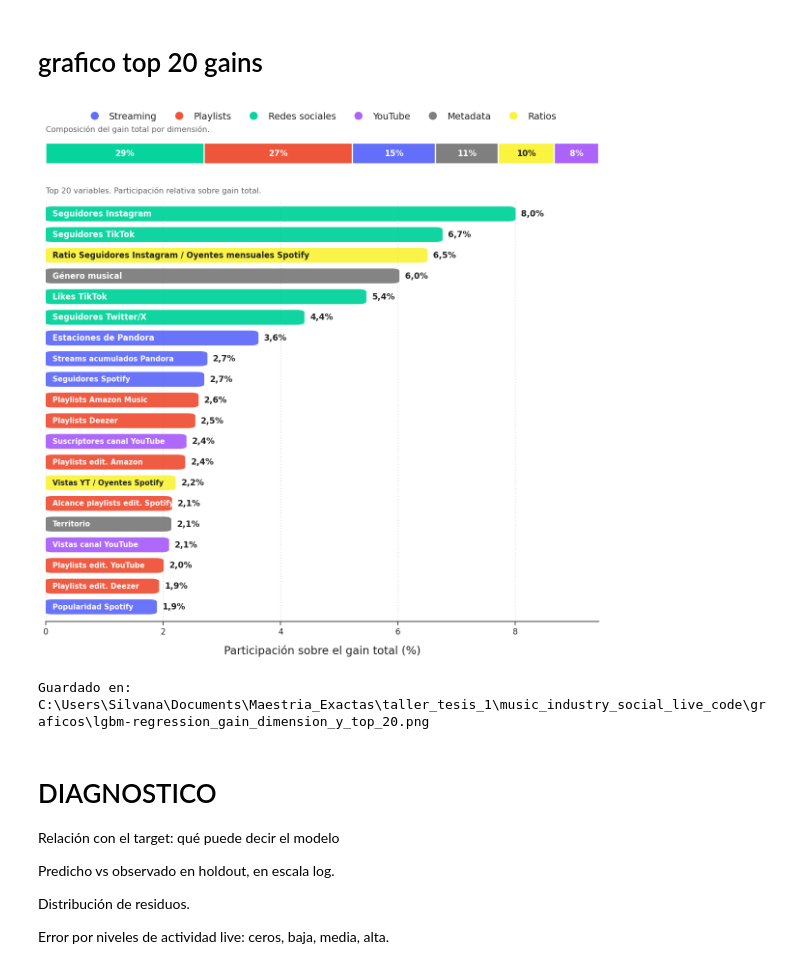
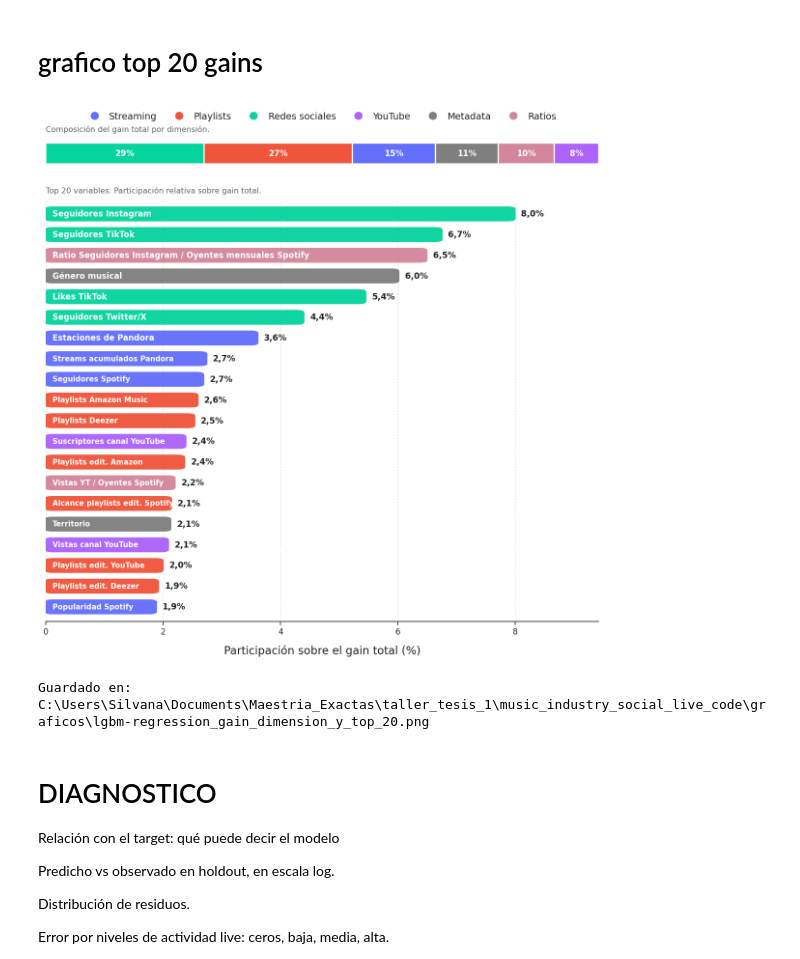
Before and after one commit to SilvanaBContreras/come_together_industria_de_la_musica, a Jupyter notebook: CT_SC_boosting_regression.ipynb, the cells around one changed output. Drawn from its saved outputs; the diff is of its cells as text; code cells hidden in the pictures.

Commit message:
avances entrega 4 mas

```diff
--- a/CT_SC_boosting_regression.ipynb
+++ b/CT_SC_boosting_regression.ipynb
@@ -2094,7 +2094,7 @@ palette_dimension = {
     "redes sociales": "#06D49D",
     "youtube": "#AB63FA",
     "metadata": "#7F7F7F",
-    "ratios entre plataformas": "#FAF440",
+    "ratios entre plataformas": "#D3869B",
 }
 
 etiquetas_dimension = {
@@ -2296,34 +2296,34 @@ ax.grid(axis="x", color=color_grilla, linestyle=(0, (1, 3)), linewidth=0.9, alph
 ax.grid(axis="y", visible=False)
 ax.set_axisbelow(True)
 
 ax.spines["top"].set_visible(False)
 ax.spines["right"].set_visible(False)
 ax.spines["left"].set_visible(False)
 ax.spines["bottom"].set_color(color_texto)
 ax.spines["bottom"].set_linewidth(1.1)
 
 ax.tick_params(axis="y", length=0, colors=color_texto)
 ax.tick_params(axis="x", colors=color_texto, labelsize=11, length=5, width=1)
 
 # ------------------------------------------------------------
 # Guardado
 # ------------------------------------------------------------
 
 ruta_top = (
     directorio_salidas_proyecto /
     f"{PARAM['experimento']}_gain_dimension_y_top_{top_n}.png"
 )
 
 fig.savefig(
     ruta_top,
     dpi=300, bbox_inches="tight", facecolor=fig.get_facecolor()
 )
 
 plt.show()
 
 print(f"Guardado en: {ruta_top}")
 # %% [output]
-[figure, old version]
+[figure, new version]
 Guardado en: C:\Users\Silvana\Documents\Maestria_Exactas\taller_tesis_1\music_industry_social_live_code\graficos\lgbm-regression_gain_dimension_y_top_20.png
 # %% [markdown]
 # DIAGNOSTICO
```
Also changed, not shown: parts of 11 cells of this notebook, 11 other files.
